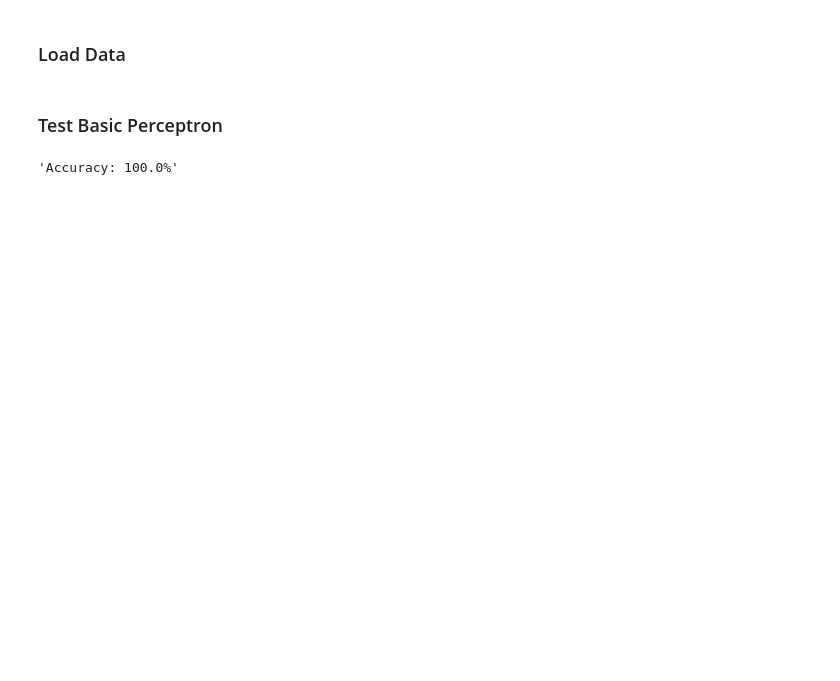
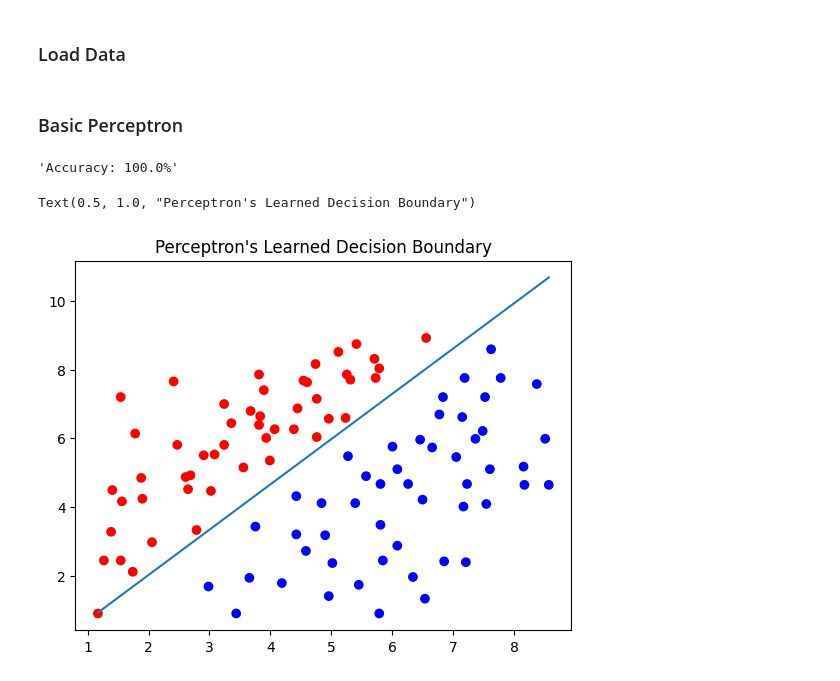
Before and after one commit to nkasica/ML-from-scratch, a Jupyter notebook: perceptron/perceptron_test.ipynb, the cells around one changed output. Saved outputs shown, nothing was run; the diff lists cells and outputs as text; code cells hidden in the pictures; blank space fills up the shorter version.

Commit message:
visualized results

```diff
--- a/perceptron/perceptron_test.ipynb
+++ b/perceptron/perceptron_test.ipynb
@@ -18,17 +14,21 @@ x_test = X[75:]
+# %%
+X_train, X_test, y_train, y_test = train_test_split(X, y, test_size=.25)
 # %% [markdown]
-### Test Basic Perceptron
+### Basic Perceptron
 # %%
 # our data is two dimensional
 p = Perceptron(d=2)
 # %%
-p.train(x_train, y_train, 100)
+p.train(X_train, y_train, 10)
-# %%
-correct = 0
-total = len(x_test)
-for xhat, y in zip(x_test, y_test):
-    if p.test(xhat) == y:
-        correct += 1
-
-f'Accuracy: {(correct / total) * 100}%'
-# %% [output]
-'Accuracy: 100.0%'
+# %%
+f'Accuracy: {np.sum(p.predict(X_test) == y_test) / len(X_test) * 100}%'
+# %% [output]
+'Accuracy: 100.0%'
+# %%
+plt.scatter(X[:, 0], X[:, 1], c=y, cmap='bwr')
+plt.plot(np.linspace(X[:, 0].min(), X[:, 0].max(), 100), -(p.weights[0] * x_vals + p.bias) / p.weights[1],
+         '-', label='Decision Boundary')
+plt.title("Perceptron's Learned Decision Boundary")
+# %% [output]
+Text(0.5, 1.0, "Perceptron's Learned Decision Boundary")
+[figure, added]
```
Also changed, not shown: parts of 3 cells of this notebook, 1 other file.
